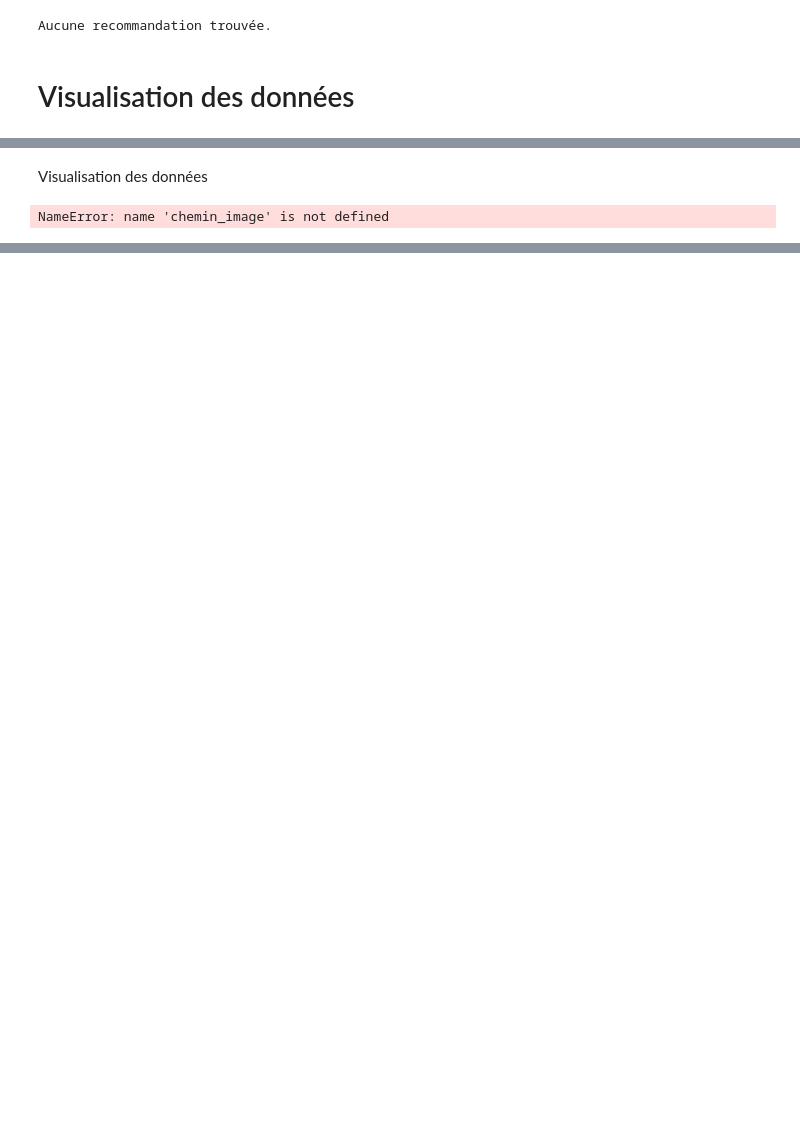
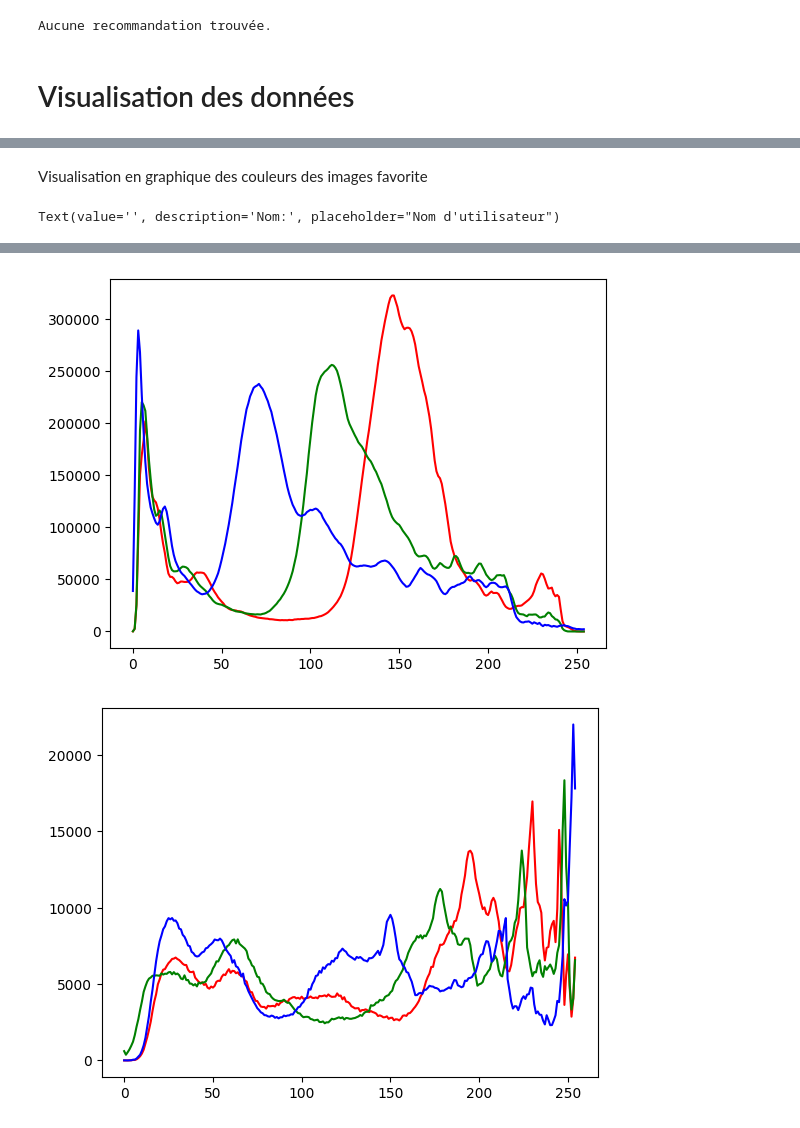
Before and after one commit to Akkoma/DataMining_project, a Jupyter notebook: projet.ipynb, the cells around one changed output, grey strips where cells are left out. Cells and saved outputs as stored; diff of their text form; code cells hidden in the pictures; blank space fills up the shorter version.

```diff
--- a/projet.ipynb
+++ b/projet.ipynb
@@ -626,5 +631,5 @@ FileNotFoundError: [Errno 2] No such file or directory: './cat_images/./cat_imag
-# %% [markdown]
-Visualisation des données
+# %% [markdown]
+Visualisation en graphique des couleurs des images favorite
 # %%
 from PIL import Image
 import numpy
@@ -633,21 +638,47 @@ import matplotlib.pyplot as plot
 import os
 from sklearn.cluster import KMeans
 
-for fichier in os.listdir(chemin_image):
-    if fichier.endswith('.jpg') :
-        filepath = os.path.join(chemin_image, fichier)
-        imgfile = Image.open(fichier)
-        histogram = imgfile.histogram()
-        red = histogram[0:255]
-        green = histogram[256:511]
-        blue = histogram[512:767]
-        x = range(255)
-        y = []
-        for i in x:
-            y.append((red[i], green[i], blue[i]))
-        figure, axes = plot.subplots()
-        axes.set_prop_cycle("color", ["red", "green", "blue"])
-        plot.plot(x, y)
-        plot.show()
+chemin_image = ''
+
+# Charger les images favorites de l'utilisateur
+def load_favorite_images(utilisateur):
+    favoris_path = os.path.join('./', utilisateur, 'favoris', 'favoris.json')
+    with open(favoris_path, 'r') as f:
+        liste_fichiers = json.load(f)
+    # Ajouter le chemin de base pour chaque fichier
+    liste_fichiers = [os.path.join(chemin_image, f) for f in liste_fichiers]
+    return liste_fichiers
+
+def visualisation(btn):
+    utilisateur = nom_utilisateur.value.strip()
+    if utilisateur:
+        liste_fichiers = load_favorite_images(utilisateur)
+
+        for filepath in liste_fichiers:
+            if filepath.endswith('.jpg') :
+                imgfile = Image.open(filepath)
+                histogram = imgfile.histogram()
+                red = histogram[0:255]
+                green = histogram[256:511]
+                blue = histogram[512:767]
+                x = range(255)
+                y = []
+                for i in x:
+                    y.append((red[i], green[i], blue[i]))
+                figure, axes = plot.subplots()
+                axes.set_prop_cycle("color", ["red", "green", "blue"])
+                plot.plot(x, y)
+                plot.show()
+
+
+# Widgets et bouton
+nom_utilisateur = widgets.Text(placeholder="Nom d'utilisateur", description="Nom:")
+button = widgets.Button(description="Visualisation")
+
+# Lier le bouton à la fonction de recommandation
+button.on_click(visualisation)
+
+# Affichage des widgets
+display(nom_utilisateur, button)
 # %% [output]
-NameError: name 'chemin_image' is not defined
+Text(value='', description='Nom:', placeholder="Nom d'utilisateur")
@@ -653,0 +686,2 @@ NameError: name 'chemin_image' is not defined
+[figure, added]
+[figure, added]
```
Also changed, not shown: parts of 6 cells of this notebook, 1 other file.
